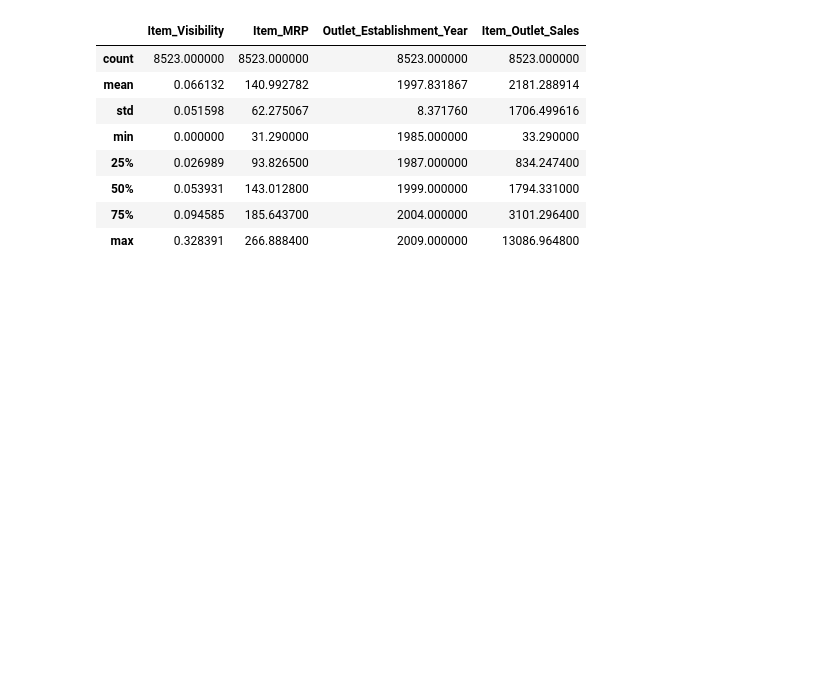
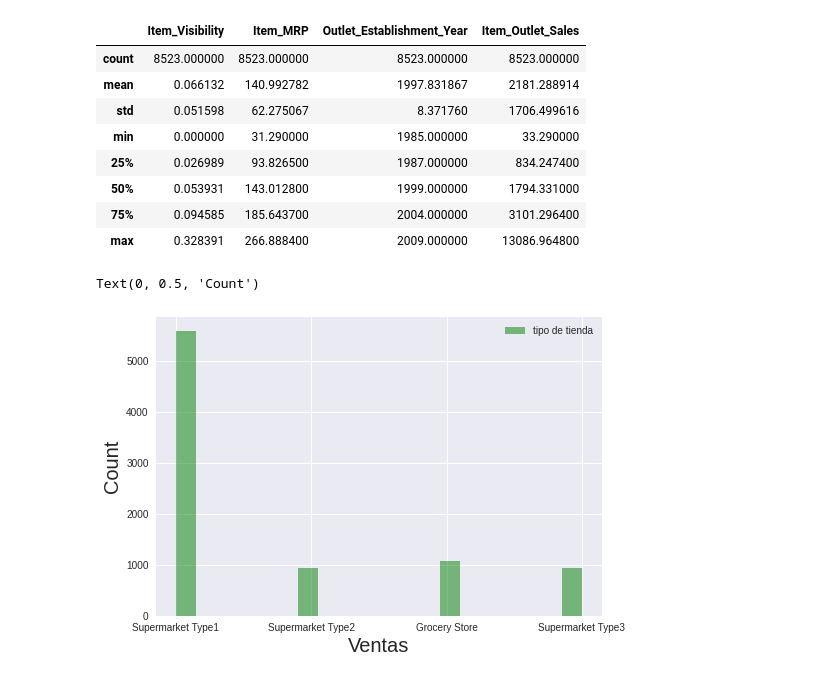
Before and after one commit to YesenniaP/introducci-n-github, a Jupyter notebook: Prediccion_ventas.ipynb, the cells around one changed output. Cells and saved outputs as stored; diff of their text form; code cells hidden in the pictures; blank space fills up the shorter version.

```diff
--- a/Prediccion_ventas.ipynb
+++ b/Prediccion_ventas.ipynb
@@ -7,6 +17,5 @@
 # %%
-import pandas as pd
-filename ="/content/sales_predictions.csv"
+filename ="/content/drive/MyDrive/Data Science/datos/sales_predictions.csv"
 
 df = pd.read_csv(filename)
 df.head()
@@ -72,7 +77,7 @@ memory usage: 799.2+ KB
 # %%
 #5) Decidan cómo abordar los valores faltantes y cómo hacerlo. (Esto requiere sus criterios, así que expliquen su elección).
 
-df = df.drop(columns=["Outlet_Size","Item_Weight"])
+df1 = df.drop(columns=["Outlet_Size","Item_Weight"])
 
 #R/considero pertinente eliminar las columnas "Outlet_Size" y "Item_Weight" dado que no encuentro utilidad de analisis para prediccion de ventas
 # %%
@@ -99,8 +104,9 @@ memory usage: 666.0+ KB
 # %%
 #7) Encuentren y arreglen alguna categoría inconsistente de datos (example: fix cat, Cat, and cats so that they are consistent)
 
-df["Item_Fat_Content"] = df["Item_Fat_Content"].replace({"LF":"low fat","reg":"regular", "regular":"Regular", "low fat":"Low Fat"})
-df["Item_Fat_Content"].unique()
+df1["Item_Fat_Content"] = df1["Item_Fat_Content"].replace({"LF":"low fat","reg":"regular"})
+df1["Item_Fat_Content"] = df1["Item_Fat_Content"].str.title()
+df1["Item_Fat_Content"].unique()
 # %% [output]
 array(['Low Fat', 'Regular'], dtype=object)
 # %%
@@ -116,3 +122,19 @@ df.describe()
 | 50% | 0.053931 | 143.012800 | 1999.000000 | 1794.331000 |
 | 75% | 0.094585 | 185.643700 | 2004.000000 | 3101.296400 |
 | max | 0.328391 | 266.888400 | 2009.000000 | 13086.964800 |
+# %%
+plt.style.use('seaborn')
+df1["Outlet_Type"].hist(bins=20,
+                    color="green",
+                    label = "tipo de tienda",
+                    alpha = .5)
+
+plt.legend()
+plt.xlabel("Ventas", fontsize=20)
+plt.ylabel("Count", fontsize =20)
+
+#ECon este histograma, podemos ver que en el supermercado tipo 1 hay mayor concentración de datos, ahora abien,
+#no se puede determinar si esto es porque presenta mas ventas y por ende mayor ganancias, o es porque es el tipo de tiendas mas frecuente en el data frame
+# %% [output]
+Text(0, 0.5, 'Count')
+[figure, added]
```
Also changed, not shown: parts of 8 cells of this notebook.
